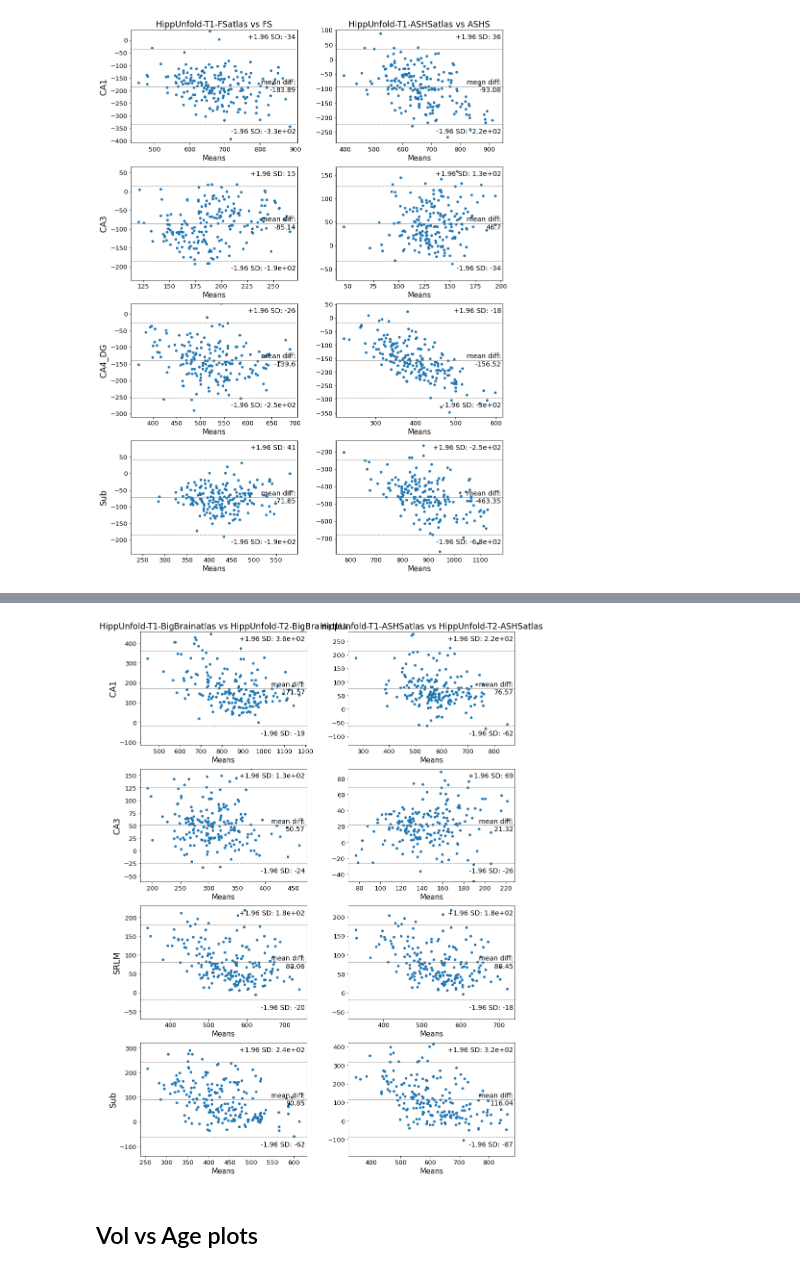
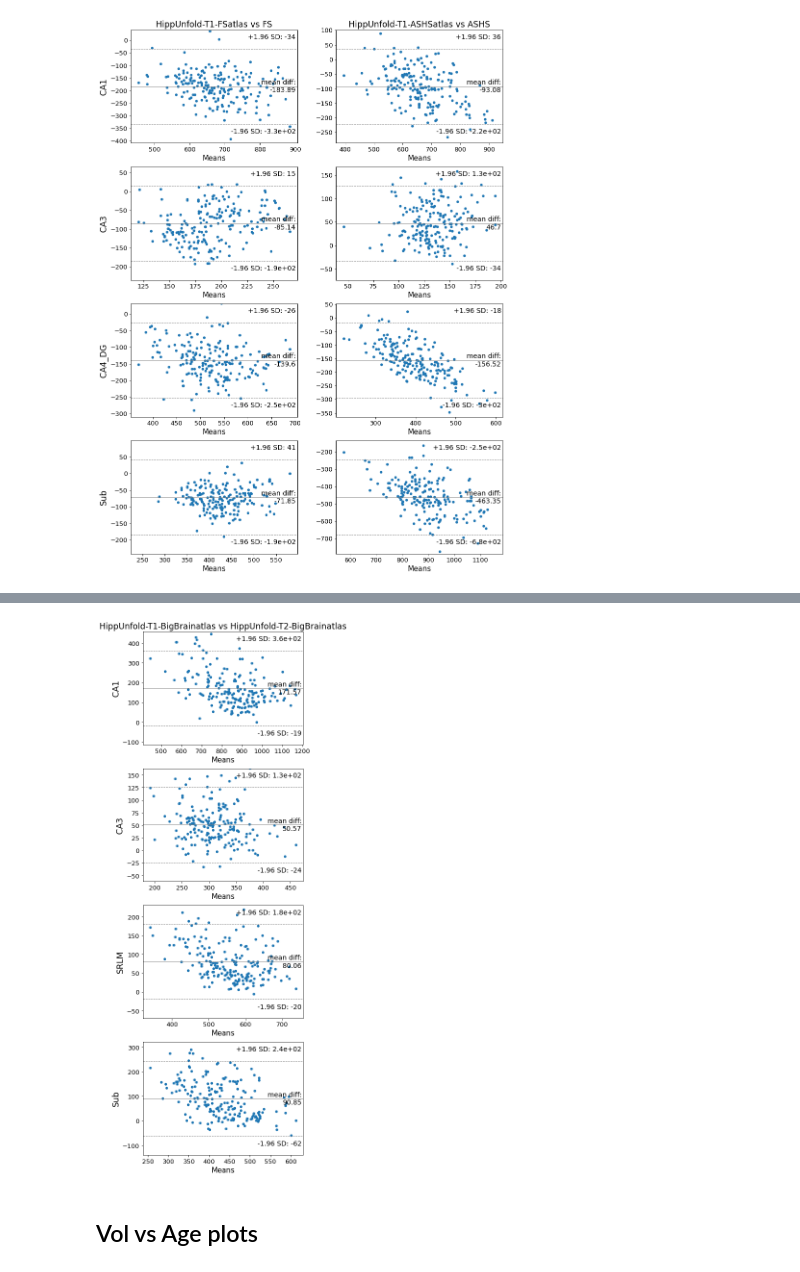
Before and after one commit to akhanf/hippunfold-fs-ashs-comparison, a Jupyter notebook: analysis.ipynb, the cells around one changed output, grey strips where cells are left out. Saved outputs shown, nothing was run; the diff lists cells and outputs as text; code cells hidden in the pictures.

```diff
--- a/analysis.ipynb
+++ b/analysis.ipynb
@@ -41,6 +41,7 @@ df = pd.concat( [(pd
          )
 
 
+df = df.reset_index()
 
 df.sample(20)
 # %% [output]
@@ -64,9 +65,12 @@ df.sample(20)
 # %% [markdown]
 ## Bland-altman plots
 # %%
+import statsmodels.api as sm
+import matplotlib.pyplot as plt
+
 def plot_bland_altman(df,methods1,methods2,subfields,figsize=(18,16)):
 
-    f, axs = plt.subplots(ncols=len(methods1),nrows=len(subfields), figsize=figsize)
+    f, axs = plt.subplots(ncols=len(methods1),nrows=len(subfields), figsize=figsize, squeeze=False)
 
 
     for i,(method1,method2) in enumerate(zip(methods1,methods2)):
@@ -75,11 +79,14 @@ def plot_bland_altman(df,methods1,methods2,subfields,figsize=(18,16)):
             m1 = (df
                   .query(f'subfield == "{subfield}" and method == "{method1}"')
                   .volume
+                  .to_numpy()
                  )
             m2 = (df
                   .query(f'subfield == "{subfield}" and method == "{method2}"')
                   .volume
+                 .to_numpy()
                  )
+
             sm.graphics.mean_diff_plot(m1,m2,ax=axs[j][i])
 
 
@@ -95,6 +102,8 @@ def plot_bland_altman(df,methods1,methods2,subfields,figsize=(18,16)):
     for ax, row in zip(axs[:,0], rows):
         ax.set_ylabel(row, rotation=90, size='xx-large')
 
-    for ax in axs[:,1]:
-        ax.set_ylabel('')
+    if len(cols)>1:
+        for j in range(1,len(cols)):
+            for ax in axs[:,j]:
+                ax.set_ylabel('')
 # %%
@@ -111,14 +129,13 @@ plot_bland_altman(df,methods1,methods2,subfields,figsize=(12,16))
 # %%
-import statsmodels.api as sm
-import matplotlib.pyplot as plt
+#comparing T1w and T2w (TSE) hippunfold
 
 subfields = ['CA1','CA3','SRLM','Sub']
 
-methods1 = ['HippUnfold-T1-BigBrainatlas','HippUnfold-T1-ASHSatlas']
-methods2 = ['HippUnfold-T2-BigBrainatlas','HippUnfold-T2-ASHSatlas']
-plot_bland_altman(df,methods1,methods2,subfields,figsize=(12,16))
+methods1 = ['HippUnfold-T1-BigBrainatlas']
+methods2 = ['HippUnfold-T2-BigBrainatlas']
+plot_bland_altman(df,methods1,methods2,subfields,figsize=(6,16))
 # %% [output]
-[figure, old version]
+[figure, new version]
 # %% [markdown]
 ## Vol vs Age plots
 # %%
```
Also changed, not shown: parts of 7 cells of this notebook.
